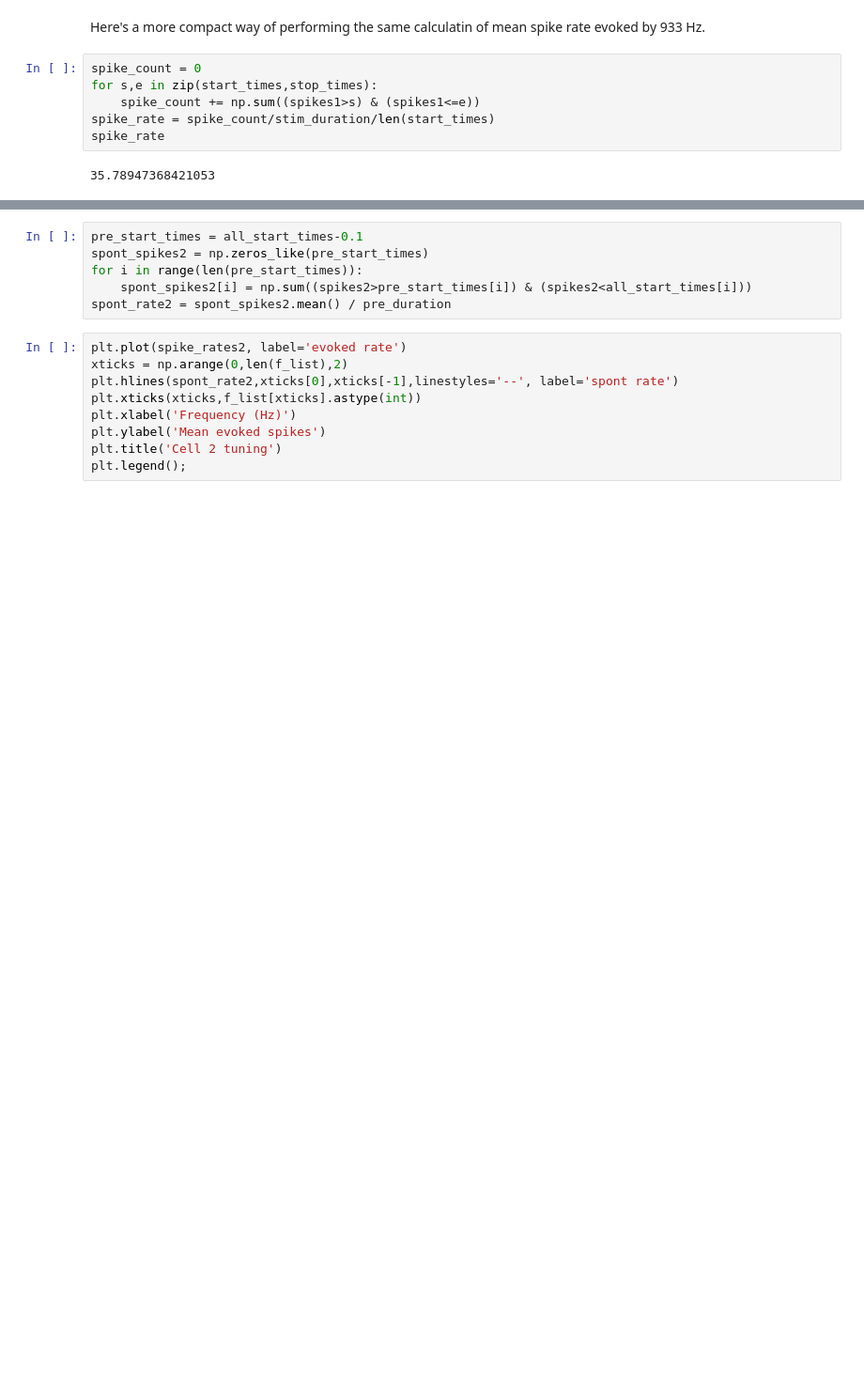
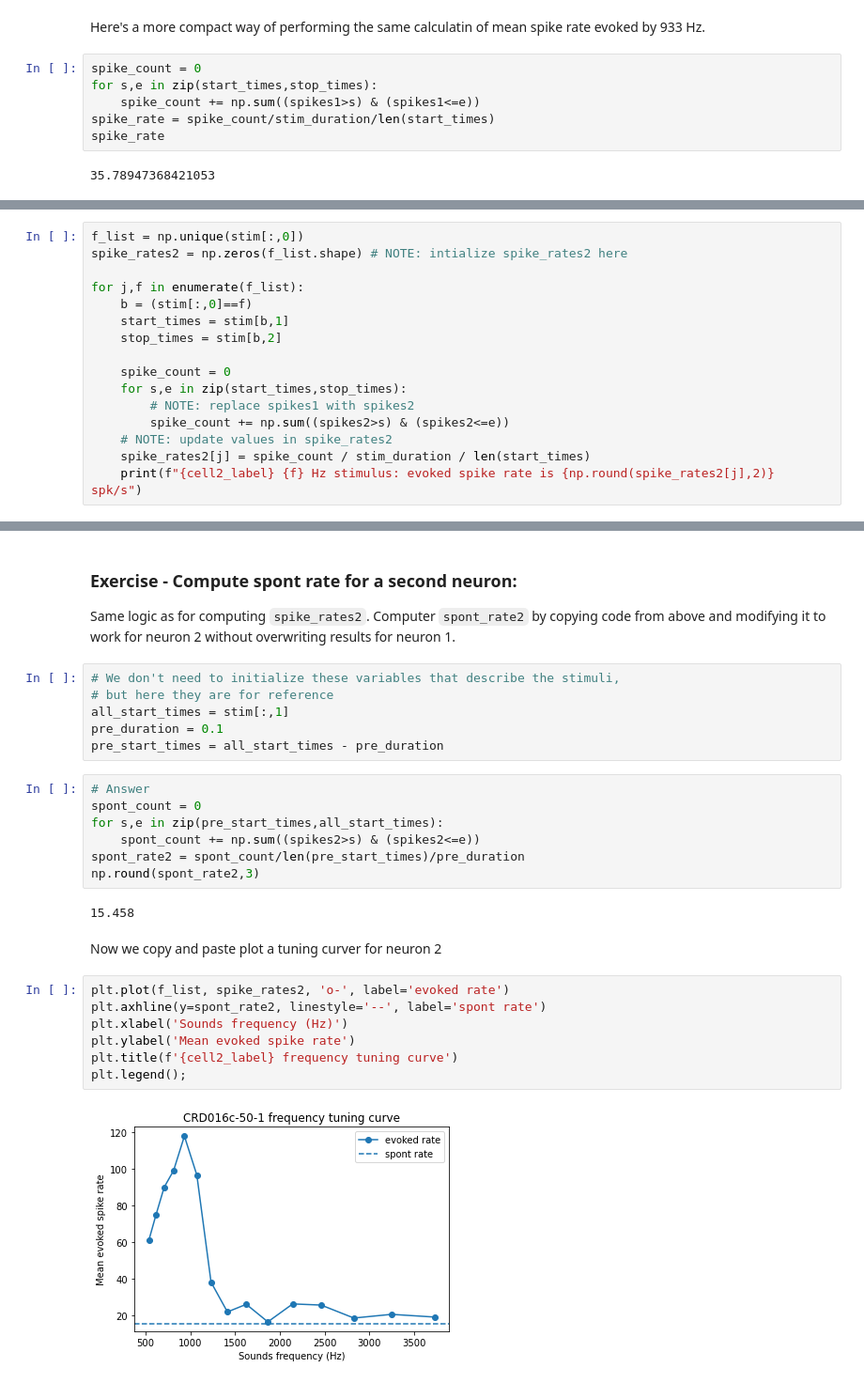
Before and after one commit to svdavid/NEUS642, a Jupyter notebook: notebooks/week2_01-11_numpy/numpy_spikes_base.ipynb, the cells around one changed output, grey strips where cells are left out. Shown at 94% size. Drawn from its saved outputs; the diff is of its cells as text; blank space fills up the shorter version.

```diff
--- a/notebooks/week2_01-11_numpy/numpy_spikes_base.ipynb
+++ b/notebooks/week2_01-11_numpy/numpy_spikes_base.ipynb
@@ -565,0 +671,16 @@ spike_rates2 = mean_spikes2 / stim_duration
+# %%
+f_list = np.unique(stim[:,0])
+spike_rates2 = np.zeros(f_list.shape) # NOTE: intialize spike_rates2 here
+
+for j,f in enumerate(f_list):
+    b = (stim[:,0]==f)
+    start_times = stim[b,1]
+    stop_times = stim[b,2]
+
+    spike_count = 0
+    for s,e in zip(start_times,stop_times):
+        # NOTE: replace spikes1 with spikes2
+        spike_count += np.sum((spikes2>s) & (spikes2<=e))
+    # NOTE: update values in spike_rates2
+    spike_rates2[j] = spike_count / stim_duration / len(start_times)
+    print(f"{cell2_label} {f} Hz stimulus: evoked spike rate is {np.round(spike_rates2[j],2)} spk/s")
@@ -566,15 +703,30 @@ spike_rates2 = mean_spikes2 / stim_duration
+# %% [markdown]
+### Exercise - Compute spont rate for a second neuron:
+
+Same logic as for computing `spike_rates2`. Computer `spont_rate2` by copying code from above and modifying it to work for neuron 2 without overwriting results for neuron 1.
+# %%
+# We don't need to initialize these variables that describe the stimuli,
+# but here they are for reference
+all_start_times = stim[:,1]
+pre_duration = 0.1
+pre_start_times = all_start_times - pre_duration
 # %%
-pre_start_times = all_start_times-0.1
-spont_spikes2 = np.zeros_like(pre_start_times)
-for i in range(len(pre_start_times)):
-    spont_spikes2[i] = np.sum((spikes2>pre_start_times[i]) & (spikes2<all_start_times[i]))
-spont_rate2 = spont_spikes2.mean() / pre_duration
+# Answer
+spont_count = 0
+for s,e in zip(pre_start_times,all_start_times):
+    spont_count += np.sum((spikes2>s) & (spikes2<=e))
+spont_rate2 = spont_count/len(pre_start_times)/pre_duration
+np.round(spont_rate2,3)
+# %% [output]
+15.458
-# %%
-plt.plot(spike_rates2, label='evoked rate')
-xticks = np.arange(0,len(f_list),2)
-plt.hlines(spont_rate2,xticks[0],xticks[-1],linestyles='--', label='spont rate')
-plt.xticks(xticks,f_list[xticks].astype(int))
-plt.xlabel('Frequency (Hz)')
-plt.ylabel('Mean evoked spikes')
-plt.title('Cell 2 tuning')
-plt.legend();
+# %% [markdown]
+Now we copy and paste plot a tuning curver for neuron 2
+# %%
+plt.plot(f_list, spike_rates2, 'o-', label='evoked rate')
+plt.axhline(y=spont_rate2, linestyle='--', label='spont rate')
+plt.xlabel('Sounds frequency (Hz)')
+plt.ylabel('Mean evoked spike rate')
+plt.title(f'{cell2_label} frequency tuning curve')
+plt.legend();
+# %% [output]
+[figure, added]
```
Also changed, not shown: parts of 111 cells of this notebook, 9 other files.
